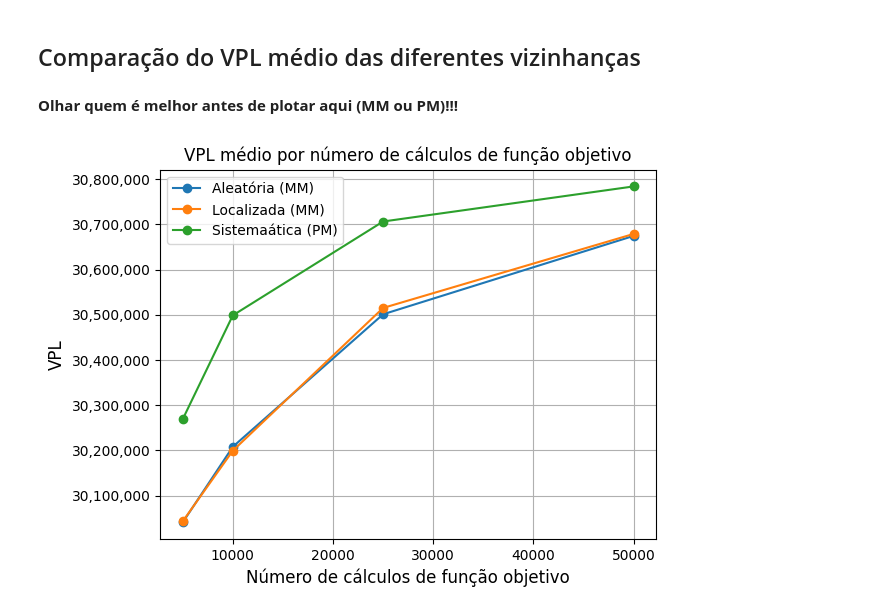
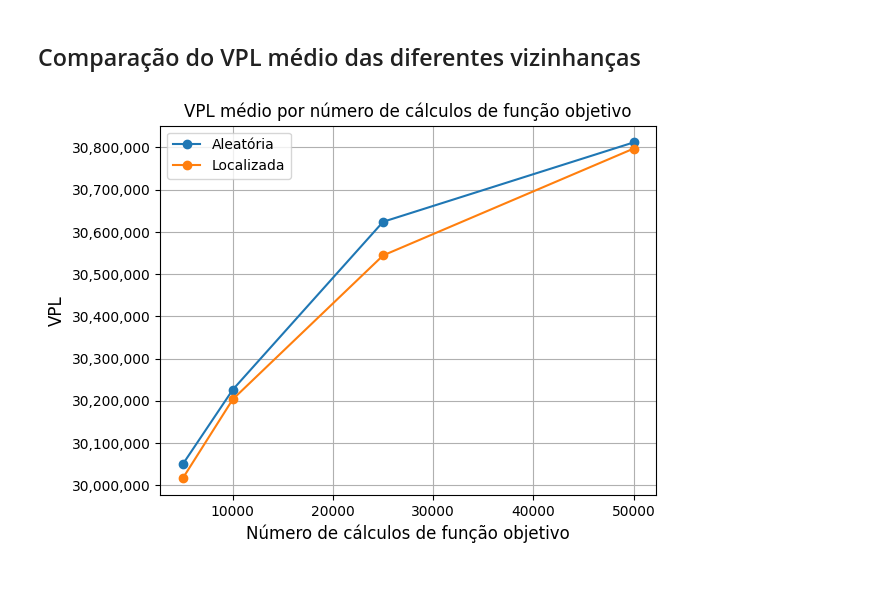
Before and after one commit to gabrielramos731/planejamento-florestal, a Jupyter notebook: T2-BH/T2/Simulated_annealing/resultados_sa.ipynb, the cells around one changed output. Cells and saved outputs as stored; diff of their text form; code cells hidden in the pictures; blank space fills up the shorter version.

```diff
--- a/T2-BH/T2/Simulated_annealing/resultados_sa.ipynb
+++ b/T2-BH/T2/Simulated_annealing/resultados_sa.ipynb
@@ -39,20 +39,14 @@ num_calculos_obj = [5000, 10000, 25000, 50000]
 caminho_v1 = 'bkp_resultados_sa/sa_v1_experimentos.json'
 with open(caminho_v1, 'r', encoding='utf-8') as arquivo:
     v1 = python_to_numpy(json.load(arquivo))
-    v1_resultados = experimentos.experimento(v1, num_calculos_obj)
+    v1_resultados = experimentos_sa.experimento(v1, num_calculos_obj)
     v1_resultados.calcula_estatisticas()
 
 caminho_v2 = 'bkp_resultados_sa/sa_v2_experimentos.json'
 with open(caminho_v2, 'r', encoding='utf-8') as arquivo:
     v2 = python_to_numpy(json.load(arquivo))
-    v2_resultados = experimentos.experimento(v2, num_calculos_obj)
+    v2_resultados = experimentos_sa.experimento(v2, num_calculos_obj)
     v2_resultados.calcula_estatisticas()
-
-caminho_v3 = 'bkp_resultados_sa/sa_v3_experimentos.json'
-with open(caminho_v3, 'r', encoding='utf-8') as arquivo:
-    v3 = python_to_numpy(json.load(arquivo))
-    v3_resultados = experimentos.experimento(v3, num_calculos_obj)
-    v3_resultados.calcula_estatisticas()
 # %% [markdown]
 # Resultados Simulated Annealing
 # %% [markdown]
@@ -130,48 +115,36 @@ plt.show()
 # %% [markdown]
 ## Comparação do VPL médio das diferentes vizinhanças
-# %% [markdown]
-**Olhar quem é melhor antes de plotar aqui (MM ou PM)!!!**
 # %%
 # Pega melhor método de cada experimento
 
 v1_mm_media = []
 for chave, subdict in v1_resultados.estatisticas.items():
     for subchave, valor in subdict.items():
-        if subchave == 'mm':
+        if subchave == 'pm':
             v1_mm_media.append(valor.get('media'))
 
 v2_mm_media = []
 for chave, subdict in v2_resultados.estatisticas.items():
     for subchave, valor in subdict.items():
-        if subchave == 'mm':
+        if subchave == 'pm':
             v2_mm_media.append(valor.get('media'))
-
-v3_pm_media = []
-for chave, subdict in v3_resultados.estatisticas.items():
-    for subchave, valor in subdict.items():
-        if subchave == 'pm':
-            v3_pm_media.append(valor.get('media'))
 # %%
 plt.plot(v1_resultados.num_calculos_obj,
          v1_mm_media,
-         label='Aleatória (MM)',
+         label='Aleatória',
          marker='o')
 plt.plot(v2_resultados.num_calculos_obj,
          v2_mm_media,
-         label='Localizada (MM)',
-         marker='o')
-plt.plot(v3_resultados.num_calculos_obj,
-         v3_pm_media,
-         label='Sistemaática (PM)',
+         label='Localizada',
          marker='o')
 
 plt.title('VPL médio por número de cálculos de função objetivo')
 plt.xlabel('Número de cálculos de função objetivo', fontsize=12)
 plt.ylabel('VPL', fontsize=12)
 plt.gca().yaxis.set_major_formatter(ticker.FuncFormatter(lambda x, pos: '{:,.0f}'.format(x)))
 plt.ticklabel_format(style='plain', axis='x')
 plt.legend()
 plt.grid()
 plt.show()
 # %% [output]
-[figure, old version]
+[figure, new version]
```
Also changed, not shown: parts of 3 cells of this notebook, 10 other files.
